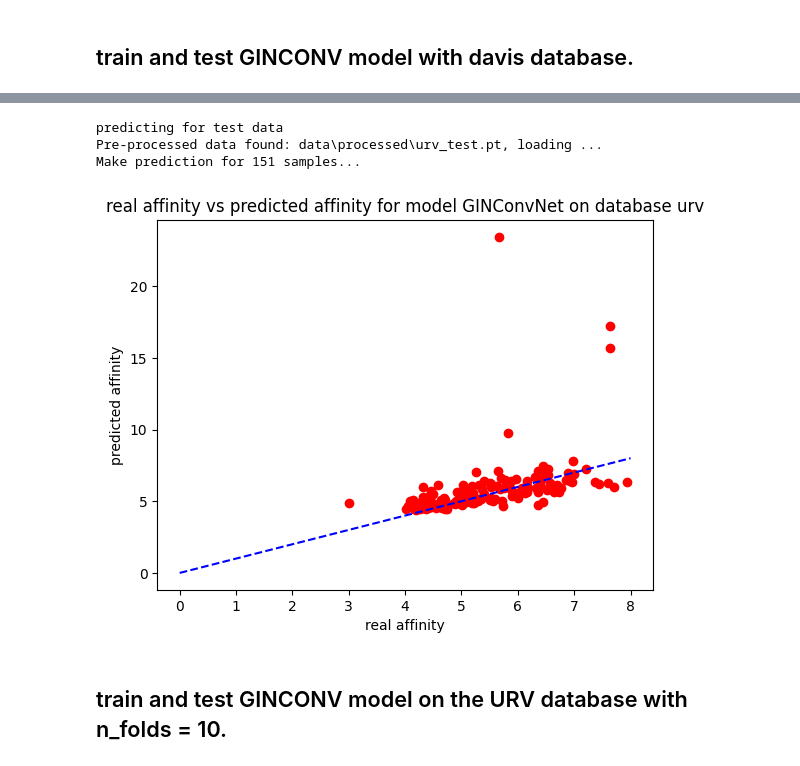
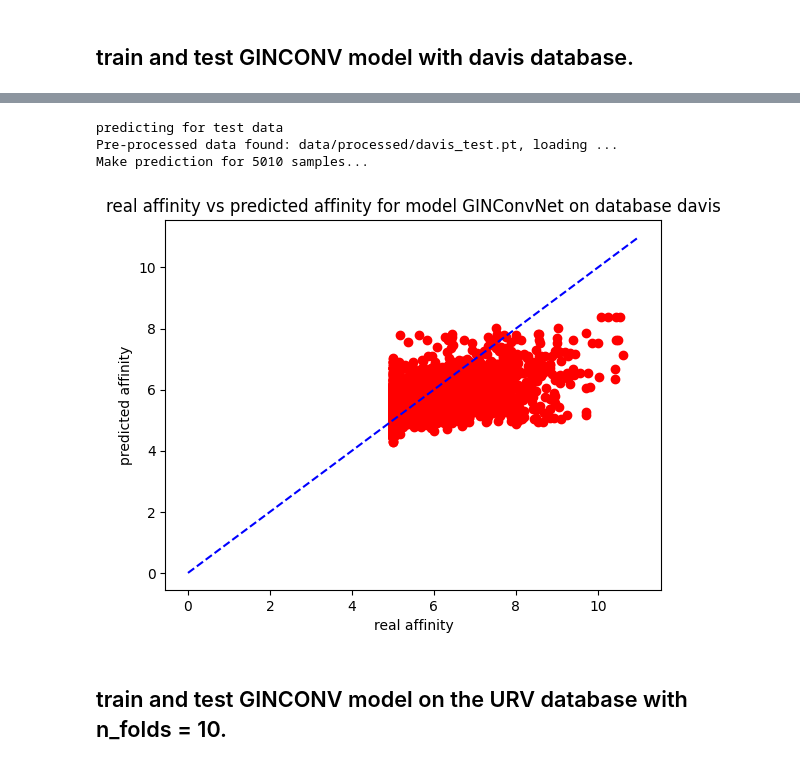
Before and after one commit to YoussefEzz/GraphDTA_forked, a Jupyter notebook: test_GINCONV_davis.ipynb, the cells around one changed output, grey strips where cells are left out. Cells and saved outputs as stored; diff of their text form; code cells hidden in the pictures.

```diff
--- a/test_GINCONV_davis.ipynb
+++ b/test_GINCONV_davis.ipynb
@@ -62,27 +79,27 @@ KeyboardInterrupt:
 # %%
 # test of GINCONV model on davis dataset
 from URV_Test import Test
 import torch
 import models.ginconv as GINCONV
 
 # Create an instance of the model
 model = GINCONV.GINConvNet()
 
 # Load the state dictionary from the file
-model_file_name = 'model_GINConvNet_urv.model'
+model_file_name = 'model_GINConvNet_davis.model'
 state_dict = torch.load(model_file_name)
 
 # Load the state dictionary into the model
 model.load_state_dict(state_dict)
 
 # Optionally, set the model to evaluation mode
 model.eval()
 test_mse = Test(model, dataset = 'davis', cuda_name = "cuda:0", TEST_BATCH_SIZE = 512 )
 # %% [output]
 predicting for test data
-Pre-processed data found: data\processed\urv_test.pt, loading ...
-Make prediction for 151 samples...
+Pre-processed data found: data/processed/davis_test.pt, loading ...
+Make prediction for 5010 samples...
-[figure, old version]
+[figure, new version]
 # %% [markdown]
 ## train and test GINCONV model on the URV database with n_folds = 10.
 # %%
```
Also changed, not shown: parts of 1 cell of this notebook, 3 other files.
